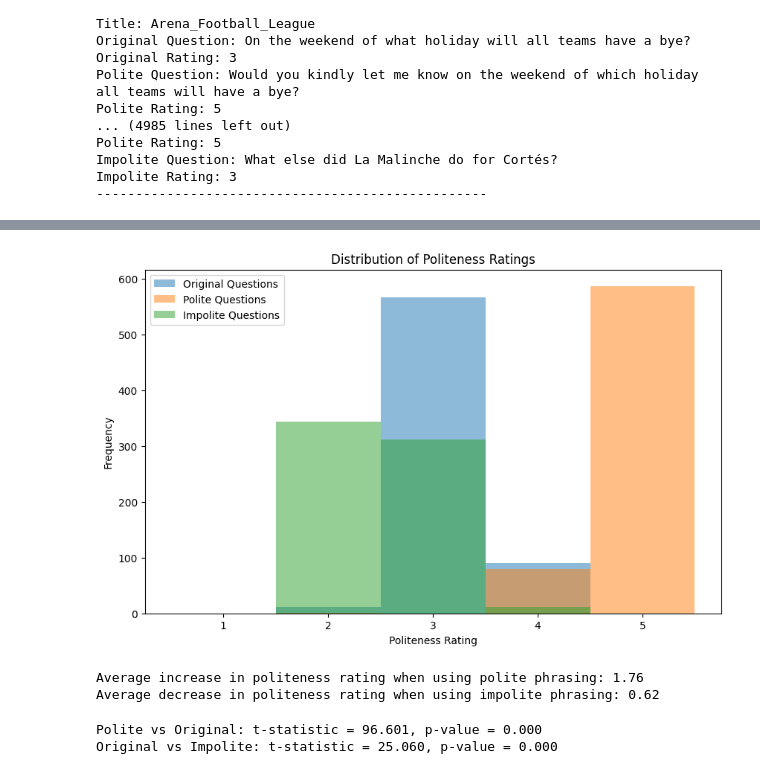
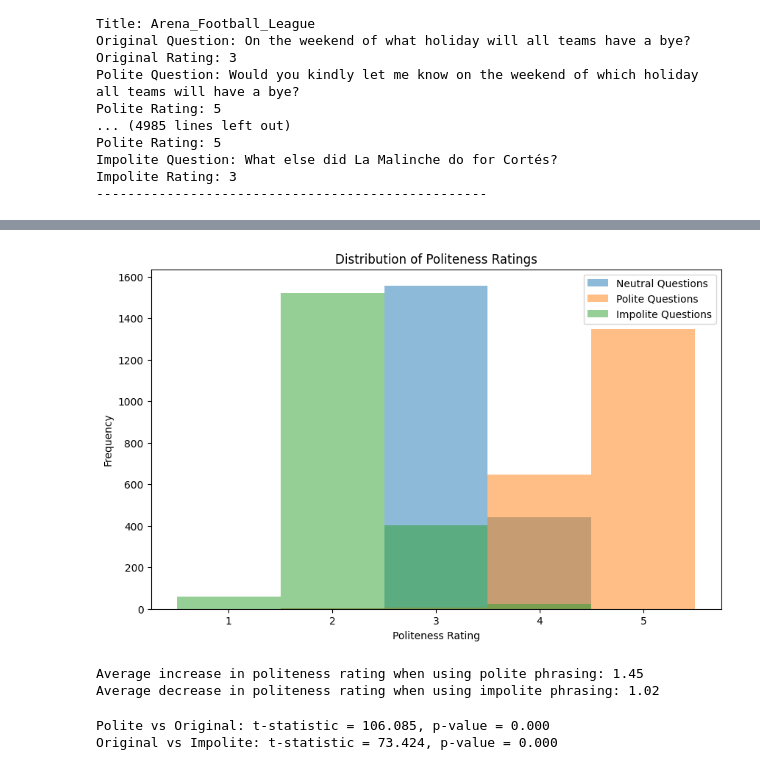
Before and after one commit to jbbernardin/LLM_Politeness, a Jupyter notebook: Politeness1to5.ipynb, the cells around one changed output, grey strips where cells are left out. Cells and saved outputs as stored; diff of their text form; code cells hidden in the pictures.

Commit message:
Got updated politeness classification
Updated the politeness classifcation, it is pretty good at neutral and polite classification, but pretty bad at impolite classification

```diff
--- a/Politeness1to5.ipynb
+++ b/Politeness1to5.ipynb
@@ -22,7 +22,7 @@ Requirement already satisfied: typing-extensions>=4.1.0 in /usr/local/lib/python
 import json
 
 # Load the JSON data from a file
-with open('/content/filtered_politeness.json', 'r', encoding='utf-8') as f:
+with open('filtered_politeness_modified.json', 'r', encoding='utf-8') as f:
     data = json.load(f)
 # %%
 import openai
@@ -166,0 +203,12 @@ print(summary_table)
+# %%
+expanded_rows = []
+for _, row in df_results.iterrows():
+    for i in range(len(row['neutral_rating'])):
+        expanded_rows.append({
+            "neutral_rating": row["neutral_rating"][i],
+            "polite_rating": row["polite_rating"][i],
+            "impolite_rating": row["impolite_rating"][i]
+        })
+
+df_expanded = pd.DataFrame(expanded_rows)
+df_expanded
@@ -167,48 +229,48 @@ print(summary_table)
 # %%
 import matplotlib.pyplot as plt
 
 plt.figure(figsize=(10, 6))
 
 # Plotting histograms for each question type
-plt.hist(df_results['original_rating'], bins=range(1, 7), alpha=0.5, label='Original Questions', align='left')
-plt.hist(df_results['polite_rating'], bins=range(1, 7), alpha=0.5, label='Polite Questions', align='left')
-plt.hist(df_results['impolite_rating'], bins=range(1, 7), alpha=0.5, label='Impolite Questions', align='left')
+plt.hist(df_expanded['neutral_rating'], bins=range(1, 7), alpha=0.5, label='Neutral Questions', align='left')
+plt.hist(df_expanded['polite_rating'], bins=range(1, 7), alpha=0.5, label='Polite Questions', align='left')
+plt.hist(df_expanded['impolite_rating'], bins=range(1, 7), alpha=0.5, label='Impolite Questions', align='left')
 
 plt.xlabel('Politeness Rating')
 plt.ylabel('Frequency')
 plt.title('Distribution of Politeness Ratings')
 plt.xticks(range(1, 6))
 plt.legend()
 plt.show()
 # %% [output]
-[figure, old version]
+[figure, new version]
 # %%
 # Difference between polite and original questions
-df_results['polite_diff'] = df_results['polite_rating'] - df_results['original_rating']
+df_expanded['polite_diff'] = df_expanded['polite_rating'] - df_expanded['neutral_rating']
 
 # Difference between original and impolite questions
-df_results['impolite_diff'] = df_results['original_rating'] - df_results['impolite_rating']
+df_expanded['impolite_diff'] = df_expanded['neutral_rating'] - df_expanded['impolite_rating']
 
 # Average differences
-avg_polite_diff = df_results['polite_diff'].mean()
-avg_impolite_diff = df_results['impolite_diff'].mean()
+avg_polite_diff = df_expanded['polite_diff'].mean()
+avg_impolite_diff = df_expanded['impolite_diff'].mean()
 
 print(f"Average increase in politeness rating when using polite phrasing: {avg_polite_diff:.2f}")
 print(f"Average decrease in politeness rating when using impolite phrasing: {avg_impolite_diff:.2f}")
 # %% [output]
-Average increase in politeness rating when using polite phrasing: 1.76
-Average decrease in politeness rating when using impolite phrasing: 0.62
+Average increase in politeness rating when using polite phrasing: 1.45
+Average decrease in politeness rating when using impolite phrasing: 1.02
 # %%
 from scipy.stats import ttest_rel
 
 # Polite vs Original
-t_stat_polite, p_value_polite = ttest_rel(df_results['polite_rating'], df_results['original_rating'])
+t_stat_polite, p_value_polite = ttest_rel(df_expanded['polite_rating'], df_expanded['neutral_rating'])
 print(f"Polite vs Original: t-statistic = {t_stat_polite:.3f}, p-value = {p_value_polite:.3f}")
 
 # Original vs Impolite
-t_stat_impolite, p_value_impolite = ttest_rel(df_results['original_rating'], df_results['impolite_rating'])
+t_stat_impolite, p_value_impolite = ttest_rel(df_expanded['neutral_rating'], df_expanded['impolite_rating'])
 print(f"Original vs Impolite: t-statistic = {t_stat_impolite:.3f}, p-value = {p_value_impolite:.3f}")
 # %% [output]
-Polite vs Original: t-statistic = 96.601, p-value = 0.000
-Original vs Impolite: t-statistic = 25.060, p-value = 0.000
+Polite vs Original: t-statistic = 106.085, p-value = 0.000
+Original vs Impolite: t-statistic = 73.424, p-value = 0.000
 # %%
```
Also changed, not shown: parts of 9 cells of this notebook, 2 other files.
